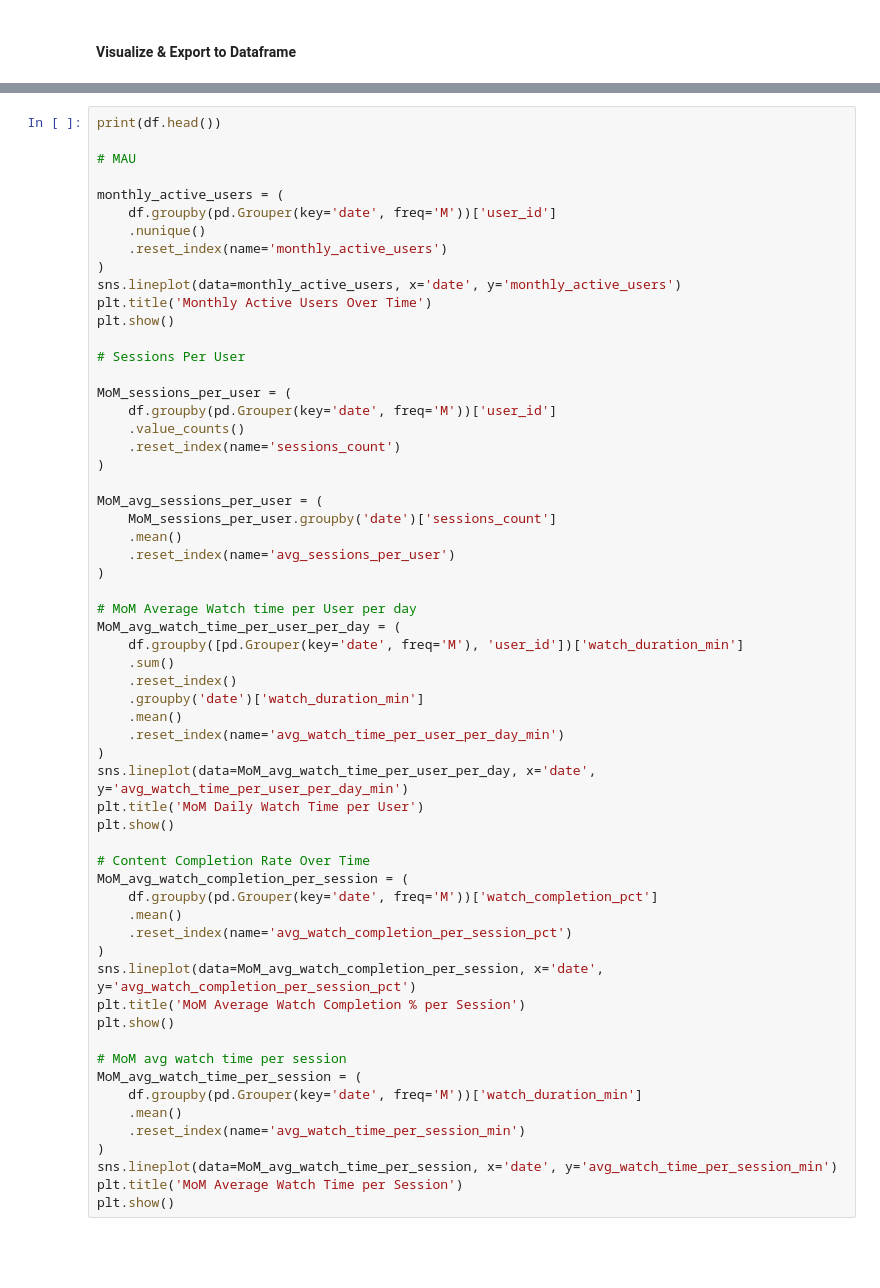
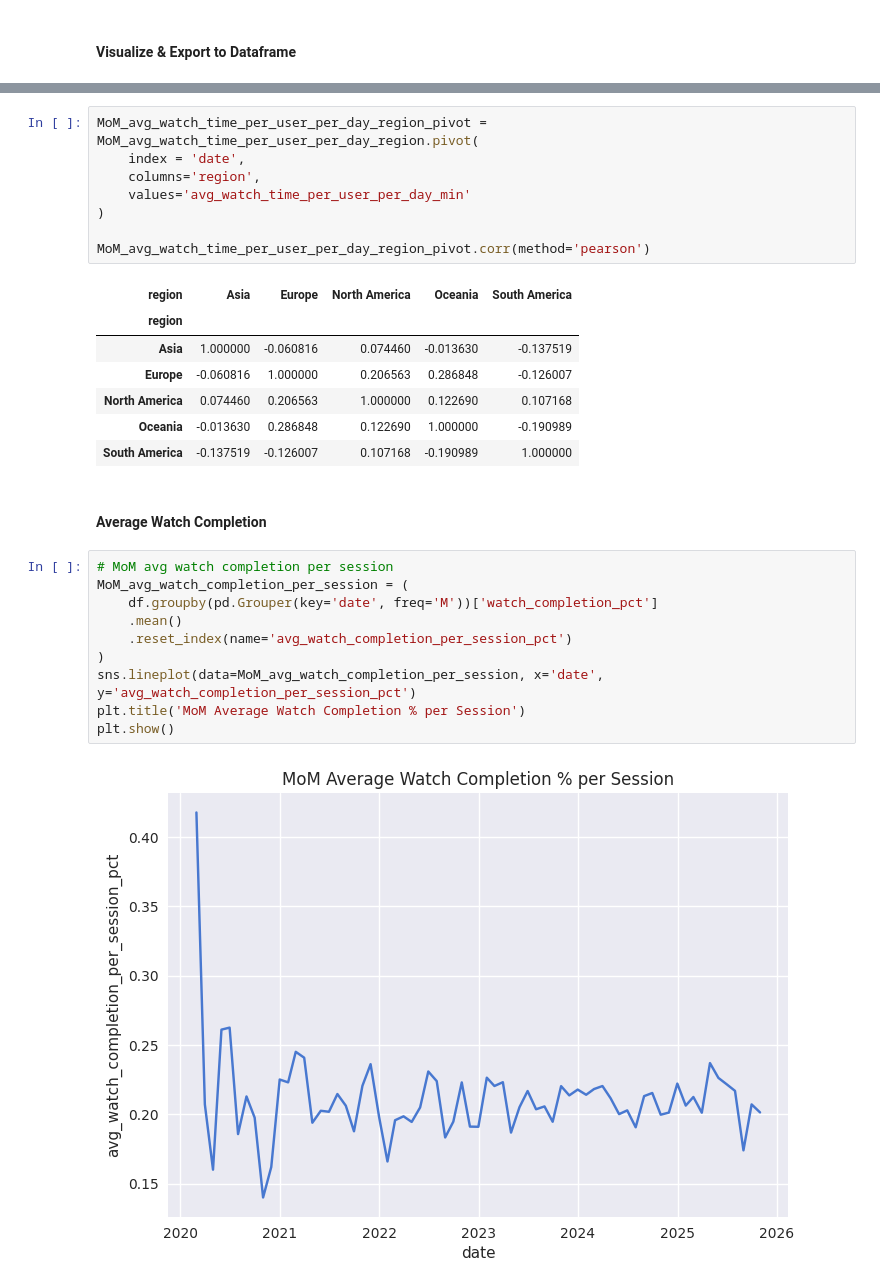
Before and after one commit to jasonho318/finance-analytics-project, a Jupyter notebook: Platform Engagement & Growth Analytics.ipynb, the cells around one changed output, grey strips where cells are left out. Saved outputs shown, nothing was run; the diff lists cells and outputs as text; blank space fills up the shorter version.

```diff
--- a/Platform Engagement & Growth Analytics.ipynb
+++ b/Platform Engagement & Growth Analytics.ipynb
@@ -643,61 +797,31 @@ print(f"Invalid sessions: {len(invalid_sessions):,} ({len(invalid_sessions) / le
+# %%
+MoM_avg_watch_time_per_user_per_day_region_pivot = MoM_avg_watch_time_per_user_per_day_region.pivot(
+    index = 'date',
+    columns='region',
+    values='avg_watch_time_per_user_per_day_min'
+)
+
+MoM_avg_watch_time_per_user_per_day_region_pivot.corr(method='pearson')
+# %% [output]
+| region | Asia | Europe | North America | Oceania | South America |
+| region |  |  |  |  |  |
+| Asia | 1.000000 | -0.060816 | 0.074460 | -0.013630 | -0.137519 |
+| Europe | -0.060816 | 1.000000 | 0.206563 | 0.286848 | -0.126007 |
+| North America | 0.074460 | 0.206563 | 1.000000 | 0.122690 | 0.107168 |
+| Oceania | -0.013630 | 0.286848 | 0.122690 | 1.000000 | -0.190989 |
+| South America | -0.137519 | -0.126007 | 0.107168 | -0.190989 | 1.000000 |
+# %% [markdown]
+#### Average Watch Completion
 # %%
-print(df.head())
-
-# MAU
-
-monthly_active_users = (
-    df.groupby(pd.Grouper(key='date', freq='M'))['user_id']
-    .nunique()
-    .reset_index(name='monthly_active_users')
-)
-sns.lineplot(data=monthly_active_users, x='date', y='monthly_active_users')
-plt.title('Monthly Active Users Over Time')
-plt.show()
-
-# Sessions Per User
-
-MoM_sessions_per_user = (
-    df.groupby(pd.Grouper(key='date', freq='M'))['user_id']
-    .value_counts()
-    .reset_index(name='sessions_count')
-)
-
-MoM_avg_sessions_per_user = (
-    MoM_sessions_per_user.groupby('date')['sessions_count']
-    .mean()
-    .reset_index(name='avg_sessions_per_user')
-)
-
-# MoM Average Watch time per User per day
-MoM_avg_watch_time_per_user_per_day = (
-    df.groupby([pd.Grouper(key='date', freq='M'), 'user_id'])['watch_duration_min']
-    .sum()
-    .reset_index()
-    .groupby('date')['watch_duration_min']
-    .mean()
-    .reset_index(name='avg_watch_time_per_user_per_day_min')
-)
-sns.lineplot(data=MoM_avg_watch_time_per_user_per_day, x='date', y='avg_watch_time_per_user_per_day_min')
-plt.title('MoM Daily Watch Time per User')
-plt.show()
-
-# Content Completion Rate Over Time
+# MoM avg watch completion per session
 MoM_avg_watch_completion_per_session = (
     df.groupby(pd.Grouper(key='date', freq='M'))['watch_completion_pct']
     .mean()
     .reset_index(name='avg_watch_completion_per_session_pct')
 )
 sns.lineplot(data=MoM_avg_watch_completion_per_session, x='date', y='avg_watch_completion_per_session_pct')
 plt.title('MoM Average Watch Completion % per Session')
 plt.show()
-
-# MoM avg watch time per session
-MoM_avg_watch_time_per_session = (
-    df.groupby(pd.Grouper(key='date', freq='M'))['watch_duration_min']
-    .mean()
-    .reset_index(name='avg_watch_time_per_session_min')
-)
-sns.lineplot(data=MoM_avg_watch_time_per_session, x='date', y='avg_watch_time_per_session_min')
-plt.title('MoM Average Watch Time per Session')
-plt.show()
+# %% [output]
+[figure, added]
 # %% [markdown]
```
Also changed, not shown: parts of 53 cells of this notebook.
